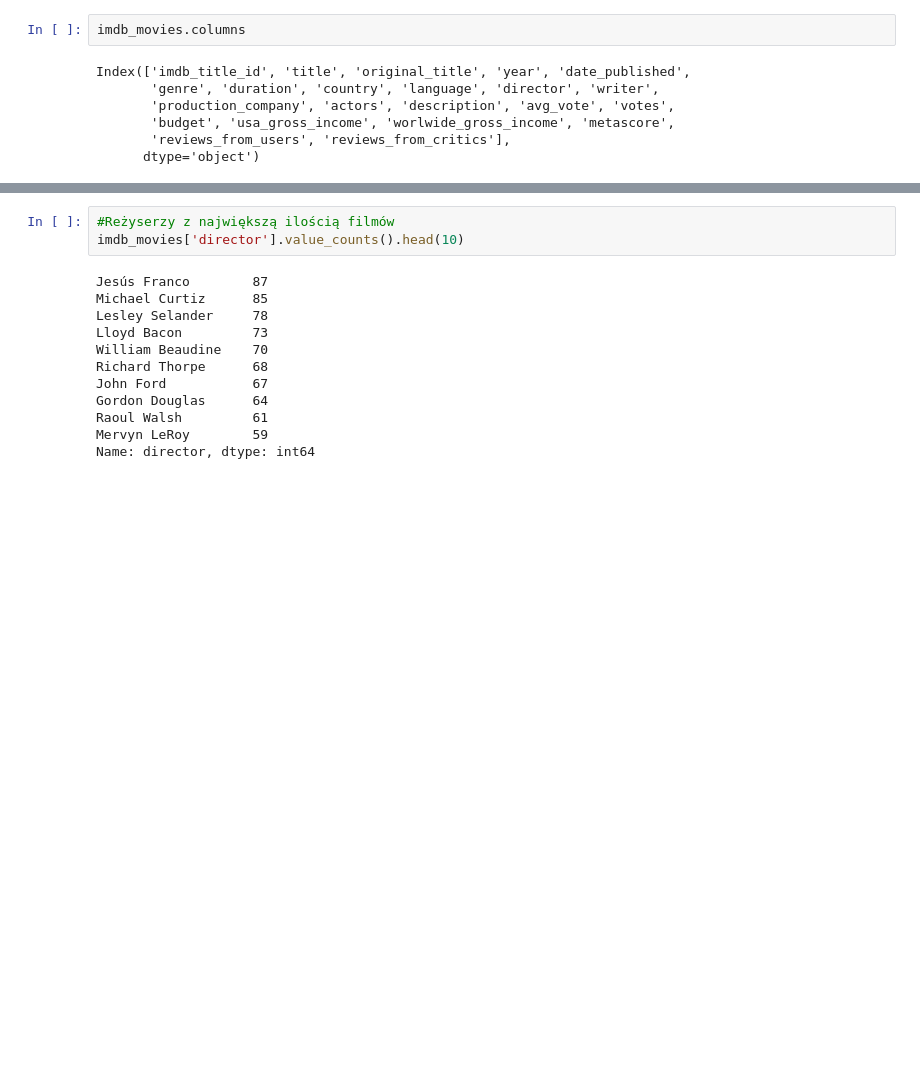
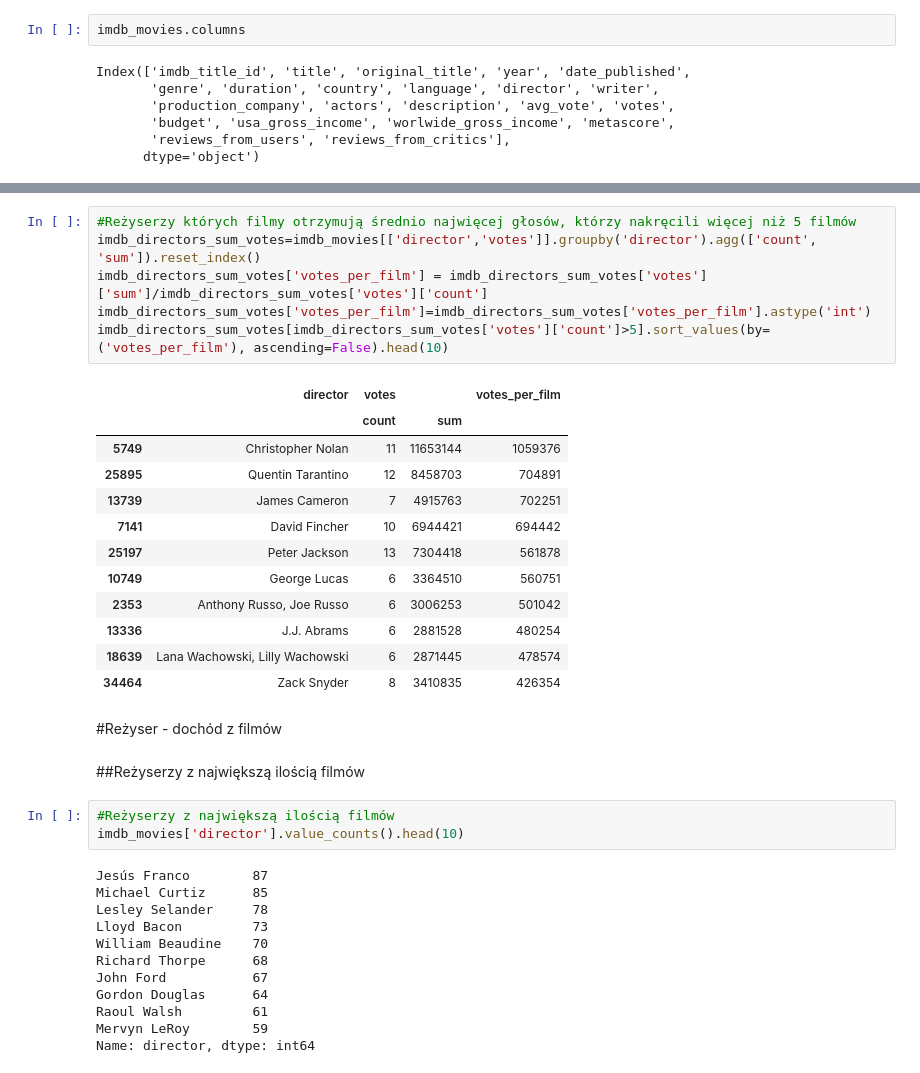
Before and after one commit to KatBotkowska/CodersCrew, a Jupyter notebook: Netflix_data.ipynb, the cells around one changed output, grey strips where cells are left out. Cells and saved outputs as stored; diff of their text form; blank space fills up the shorter version.

```diff
--- a/Netflix_data.ipynb
+++ b/Netflix_data.ipynb
@@ -789,3 +838,26 @@ Index(['imdb_title_id', 'title', 'original_title', 'year', 'date_published',
+# %%
+#Reżyserzy których filmy otrzymują średnio najwięcej głosów, którzy nakręcili więcej niż 5 filmów
+imdb_directors_sum_votes=imdb_movies[['director','votes']].groupby('director').agg(['count', 'sum']).reset_index()
+imdb_directors_sum_votes['votes_per_film'] = imdb_directors_sum_votes['votes']['sum']/imdb_directors_sum_votes['votes']['count']
+imdb_directors_sum_votes['votes_per_film']=imdb_directors_sum_votes['votes_per_film'].astype('int')
+imdb_directors_sum_votes[imdb_directors_sum_votes['votes']['count']>5].sort_values(by=('votes_per_film'), ascending=False).head(10)
+# %% [output]
+|  | director | votes |  | votes_per_film |
+|  |  | count | sum |  |
+| 5749 | Christopher Nolan | 11 | 11653144 | 1059376 |
+| 25895 | Quentin Tarantino | 12 | 8458703 | 704891 |
+| 13739 | James Cameron | 7 | 4915763 | 702251 |
+| 7141 | David Fincher | 10 | 6944421 | 694442 |
+| 25197 | Peter Jackson | 13 | 7304418 | 561878 |
+| 10749 | George Lucas | 6 | 3364510 | 560751 |
+| 2353 | Anthony Russo, Joe Russo | 6 | 3006253 | 501042 |
+| 13336 | J.J. Abrams | 6 | 2881528 | 480254 |
+| 18639 | Lana Wachowski, Lilly Wachowski | 6 | 2871445 | 478574 |
+| 34464 | Zack Snyder | 8 | 3410835 | 426354 |
+# %% [markdown]
+#Reżyser - dochód z filmów
+# %% [markdown]
+##Reżyserzy z największą ilością filmów
 # %%
 #Reżyserzy z największą ilością filmów
 imdb_movies['director'].value_counts().head(10)
```
Also changed, not shown: parts of 5 cells of this notebook.
